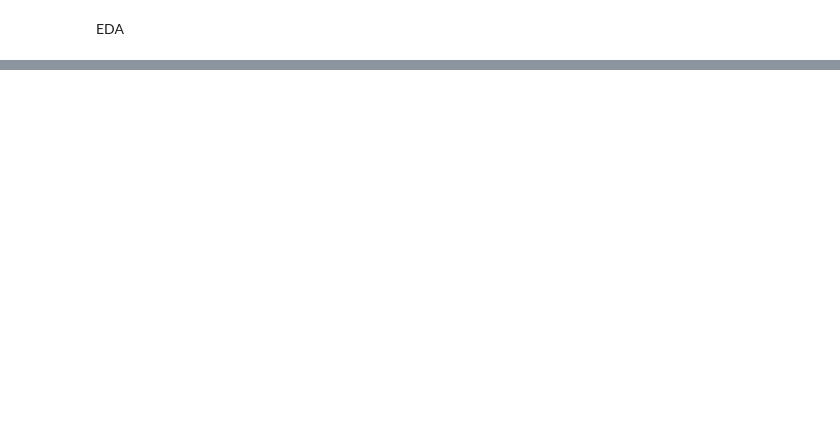
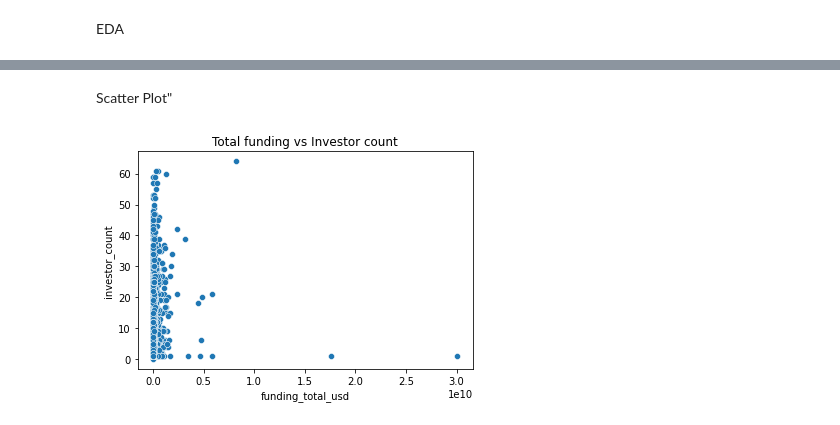
Before and after one commit to atharva20038/ML-Project, a Jupyter notebook: preprocess.ipynb, the cells around one changed output, grey strips where cells are left out. Drawn from its saved outputs; the diff is of its cells as text; code cells hidden in the pictures; blank space fills up the shorter version.

```diff
--- a/preprocess.ipynb
+++ b/preprocess.ipynb
@@ -94,3 +95,7 @@ dtype: int64
 df.shape[0]
 # %% [output]
 38571
+# %%
+print(df['status'].value_counts())
+df.drop(['category_list','company_name'],inplace=True,axis=1)
+df.replace({'status':{'acquired':1,'operating':1,'closed':0,'ipo':1}},inplace=True)
@@ -98,0 +156,5 @@ EDA
+# %%
+# df['funding_total_usd'] = df['funding_total_usd'].astype(int)
+df['funding_total_usd'] = df['funding_total_usd'].str.replace('-','-1')
+df['funding_total_usd'] = df['funding_total_usd'].astype(float)
+df = df[df['funding_total_usd'] > 0]
@@ -98,0 +171,28 @@ EDA
+# %%
+from imblearn import under_sampling, over_sampling,combine
+from sklearn.utils import shuffle
+
+# df_1 = df[df['status']==1]
+# df_0 = df[df['status']==0]
+
+# df_1 = df_1.iloc[:int(df_0.shape[0]*0.099),:]
+
+# df_1 = shuffle(df_1)
+
+# df = pd.concat([df_1,df_0],axis=0)
+
+print(df['status'].value_counts())
+
+ov = over_sampling.SMOTE(sampling_strategy=0.346)
+df_x,df_y = ov.fit_resample(df.drop(['status'],axis=1),df['status'])
+
+df = pd.concat([df_x,df_y],axis=1)
+
+print(df['status'].value_counts())
+
+# uv = under_sampling.RandomUnderSampler(sampling_strategy='majority')
+# df_x,df_y = uv.fit_resample(df.drop(['status'],axis=1),df['status'])
+
+# df = pd.concat([df_x,df_y],axis=1)
+
+# print(df['status'].value_counts())
@@ -98,0 +219,10 @@ EDA
+# %% [markdown]
+Scatter Plot"
+# %%
+sns.scatterplot(x=df['funding_total_usd'],y=df['investor_count'],data=df)
+plt.xlabel('funding_total_usd')
+plt.ylabel('investor_count')
+plt.title("Total funding vs Investor count")
+plt.show()
+# %% [output]
+[figure, added]
```
Also changed, not shown: parts of 27 cells of this notebook, 4 other files.
